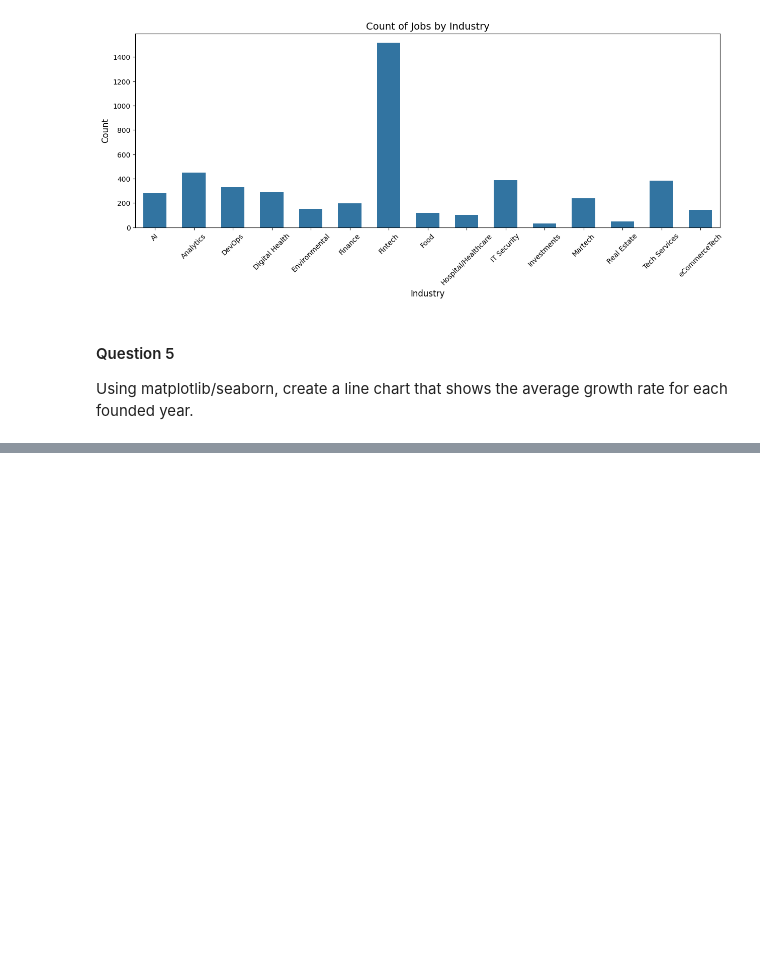
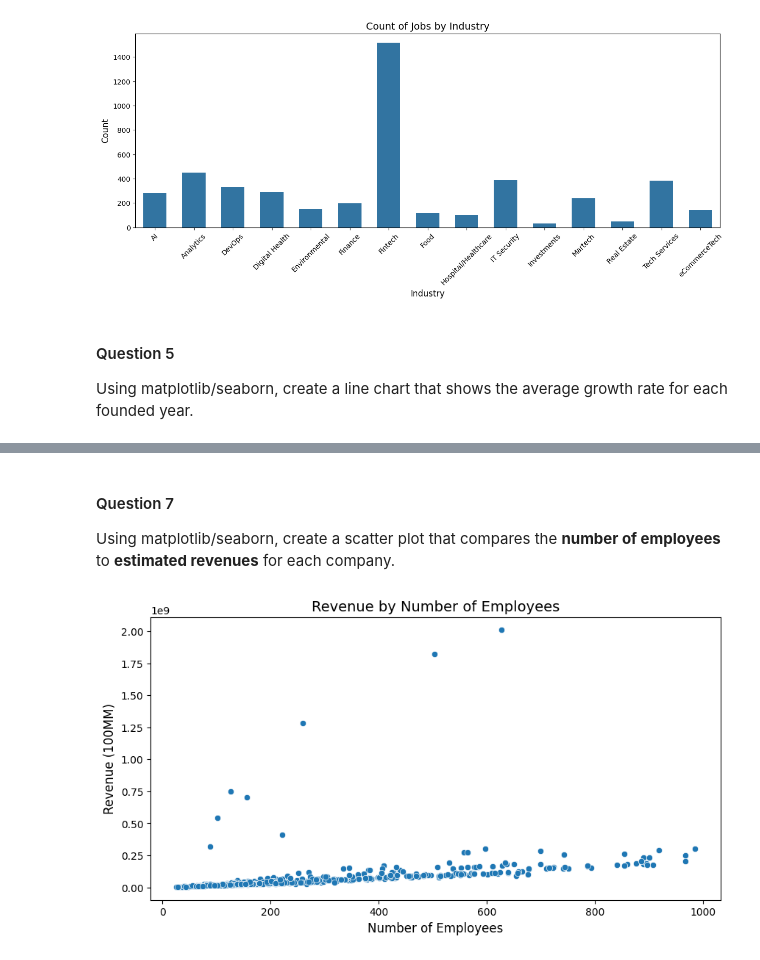
Before and after one commit to casecn/CC-TEDA1041_Assignments, a Jupyter notebook: CC_TEDA_1040_Module_2_Practice.ipynb, the cells around one changed output, grey strips where cells are left out. Drawn from its saved outputs; the diff is of its cells as text; code cells hidden in the pictures; blank space fills up the shorter version.

```diff
--- a/CC_TEDA_1040_Module_2_Practice.ipynb
+++ b/CC_TEDA_1040_Module_2_Practice.ipynb
@@ -143,0 +155,12 @@ Using matplotlib/seaborn, create a line chart that shows the average growth rate
+# %% [markdown]
+#### Question 7
+Using matplotlib/seaborn, create a scatter plot that compares the **number of employees** to **estimated revenues** for each company.
+# %%
+plt.figure(figsize=(10, 5))
+scatter_plot = sns.scatterplot(data=df, x="employees", y="estimated_revenues")
+scatter_plot.set_title("Revenue by Number of Employees", fontsize=14)
+scatter_plot.set_xlabel('Number of Employees', fontsize=12)
+scatter_plot.set_ylabel('Revenue (100MM)', fontsize=12)
+plt.show()
+# %% [output]
+[figure, added]
```
Also changed, not shown: parts of 7 cells of this notebook.
